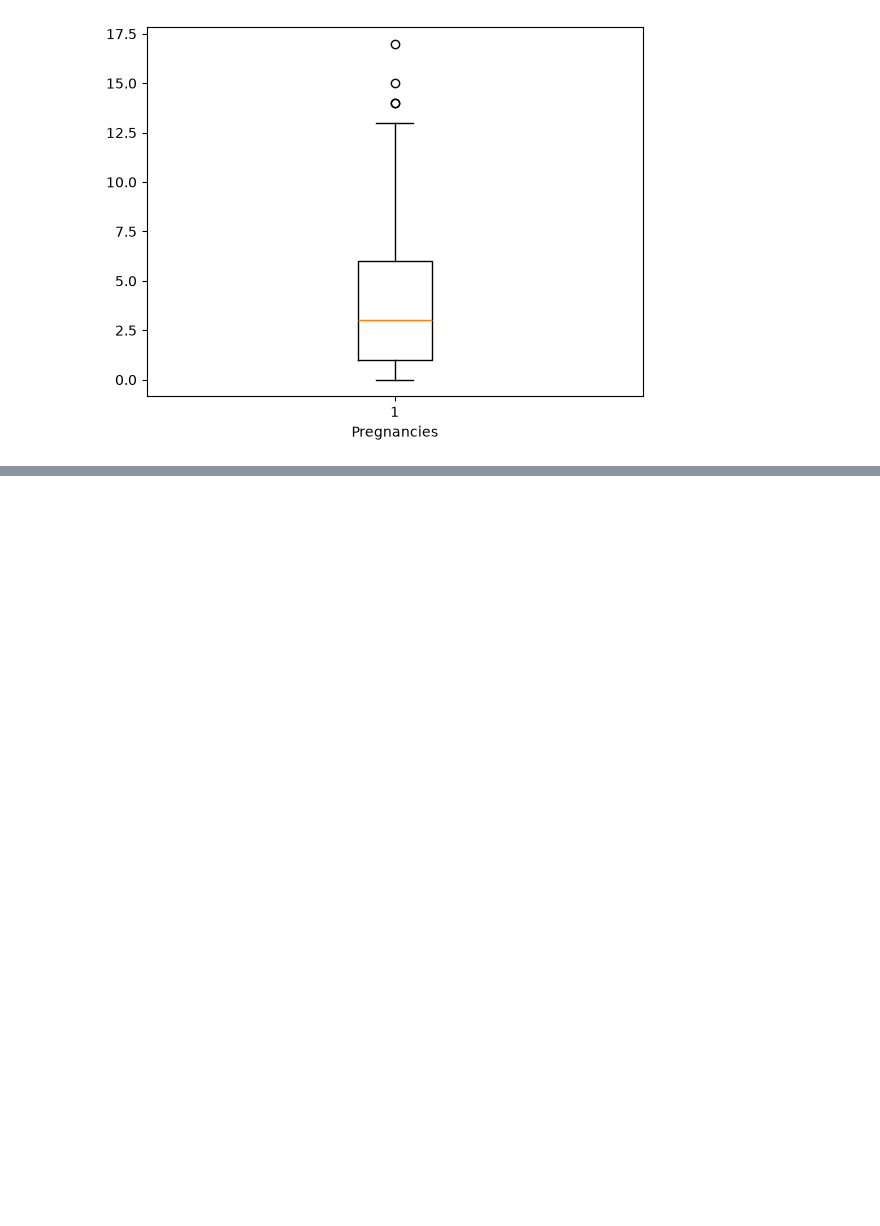
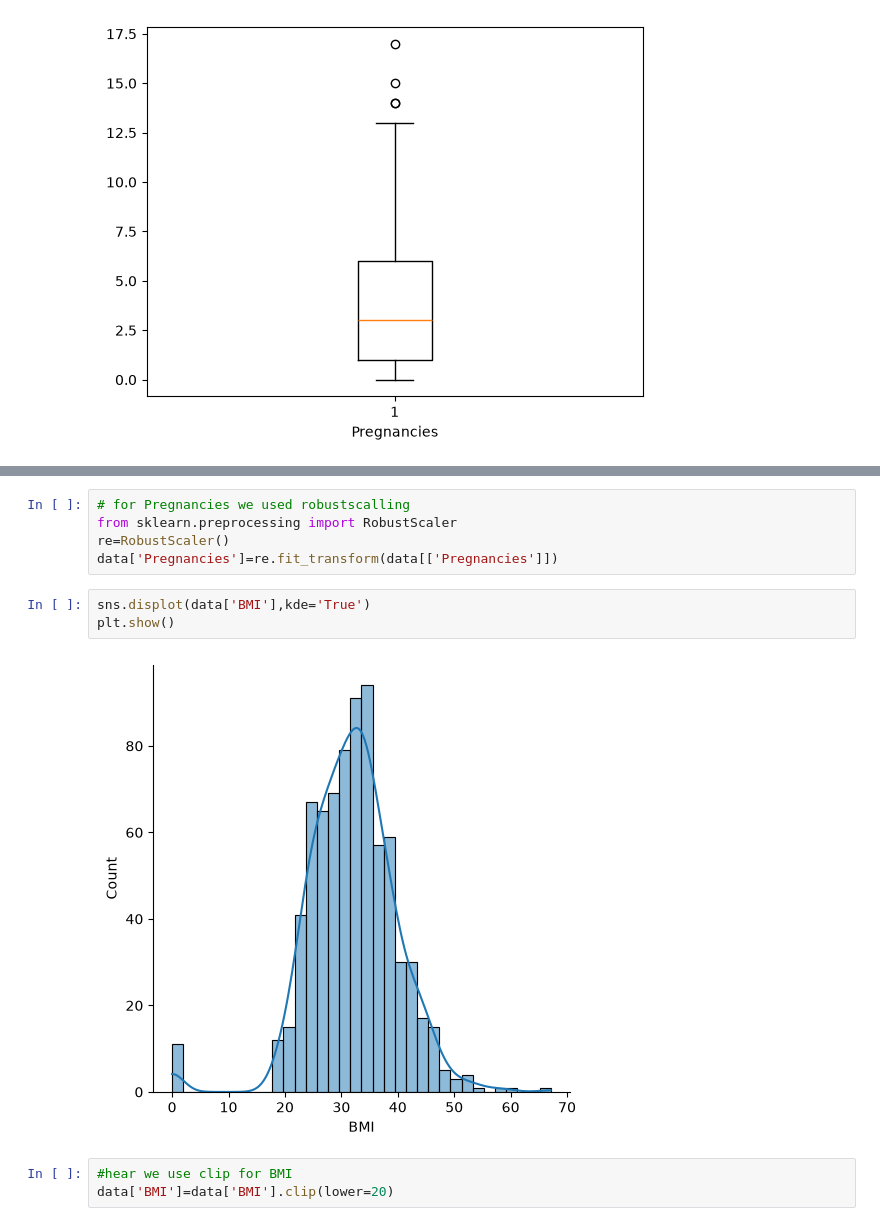
Before and after one commit to vishva0710/ML-From-Scratch, a Jupyter notebook: Machine-Learning/Logistic Regression/find_diabetes_using_logistic_regression.ipynb, the cells around one changed output, grey strips where cells are left out. Cells and saved outputs as stored; diff of their text form; blank space fills up the shorter version.

```diff
--- a/Machine-Learning/Logistic Regression/find_diabetes_using_logistic_regression.ipynb
+++ b/Machine-Learning/Logistic Regression/find_diabetes_using_logistic_regression.ipynb
@@ -64,0 +104,13 @@ plt.show()
+# %%
+# for Pregnancies we used robustscalling
+from sklearn.preprocessing import RobustScaler
+re=RobustScaler()
+data['Pregnancies']=re.fit_transform(data[['Pregnancies']])
+# %%
+sns.displot(data['BMI'],kde='True')
+plt.show()
+# %% [output]
+[figure, added]
+# %%
+#hear we use clip for BMI
+data['BMI']=data['BMI'].clip(lower=20)
```
Also changed, not shown: parts of 25 cells of this notebook.
